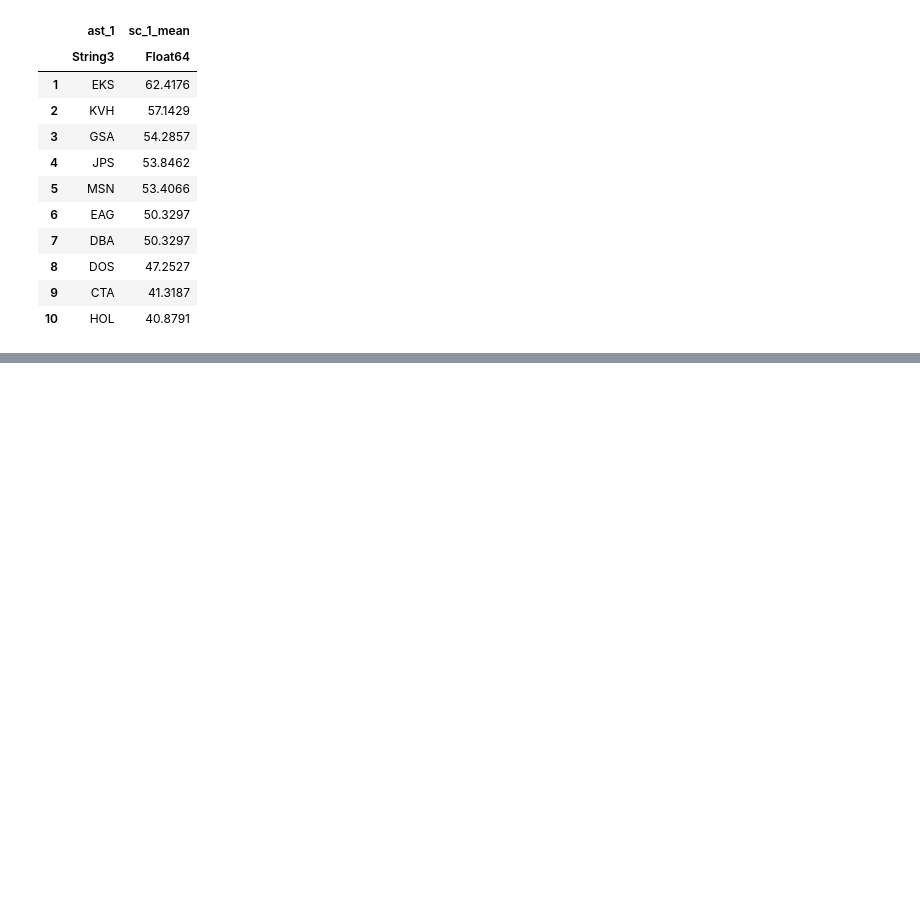
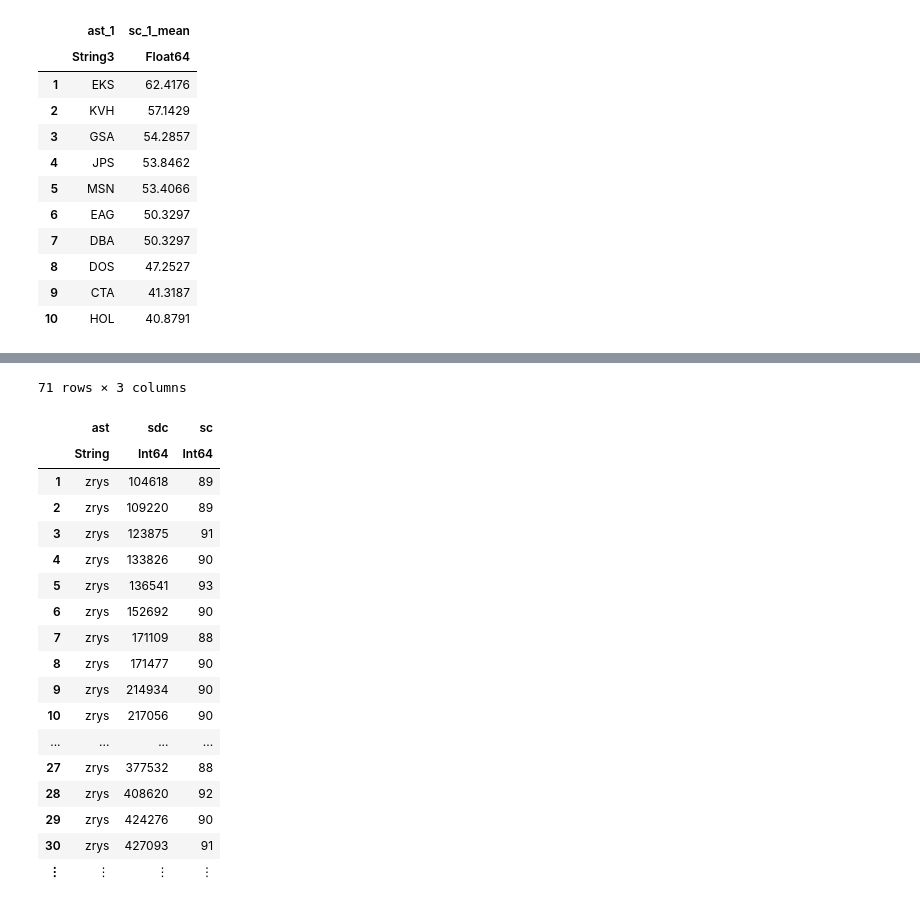
Before and after one commit to evaristegalois/binder-4233, a Jupyter notebook: julia/paperquiz.ipynb, the cells around one changed output, grey strips where cells are left out. Saved outputs shown, nothing was run; the diff lists cells and outputs as text; code cells hidden in the pictures; blank space fills up the shorter version.

```diff
--- a/julia/paperquiz.ipynb
+++ b/julia/paperquiz.ipynb
@@ -320,0 +341,22 @@ makeunique=true)
+# %%
+e3=e2[e2.sc .> 0,:]
+# %% [output]
+71 rows × 3 columns
+|  | ast | sdc | sc |
+|  | String | Int64 | Int64 |
+| 1 | zrys | 104618 | 89 |
+| 2 | zrys | 109220 | 89 |
+| 3 | zrys | 123875 | 91 |
+| 4 | zrys | 133826 | 90 |
+| 5 | zrys | 136541 | 93 |
+| 6 | zrys | 152692 | 90 |
+| 7 | zrys | 171109 | 88 |
+| 8 | zrys | 171477 | 90 |
+| 9 | zrys | 214934 | 90 |
+| 10 | zrys | 217056 | 90 |
+| ... | ... | ... | ... |
+| 27 | zrys | 377532 | 88 |
+| 28 | zrys | 408620 | 92 |
+| 29 | zrys | 424276 | 90 |
+| 30 | zrys | 427093 | 91 |
+| ⋮ | ⋮ | ⋮ | ⋮ |
```
Also changed, not shown: parts of 10 cells of this notebook.
